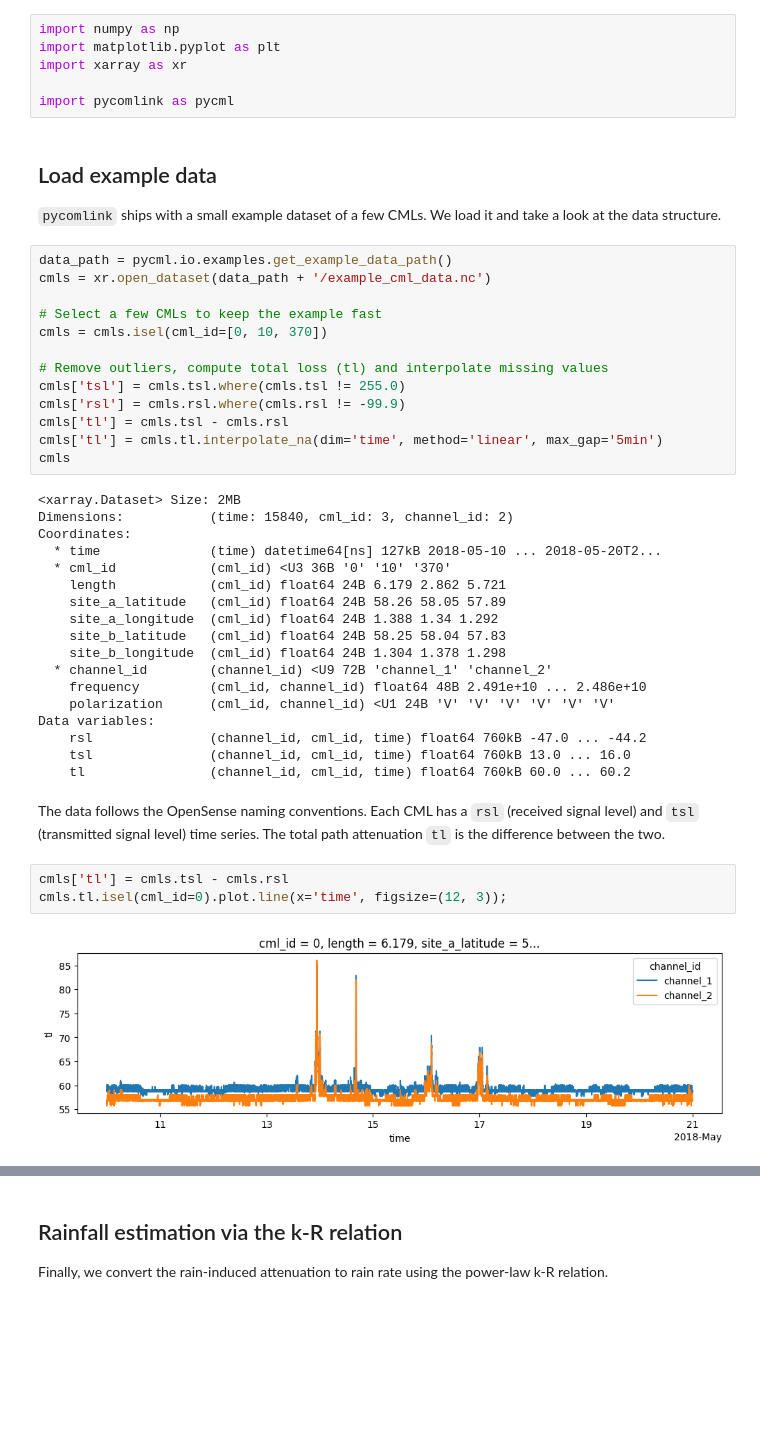
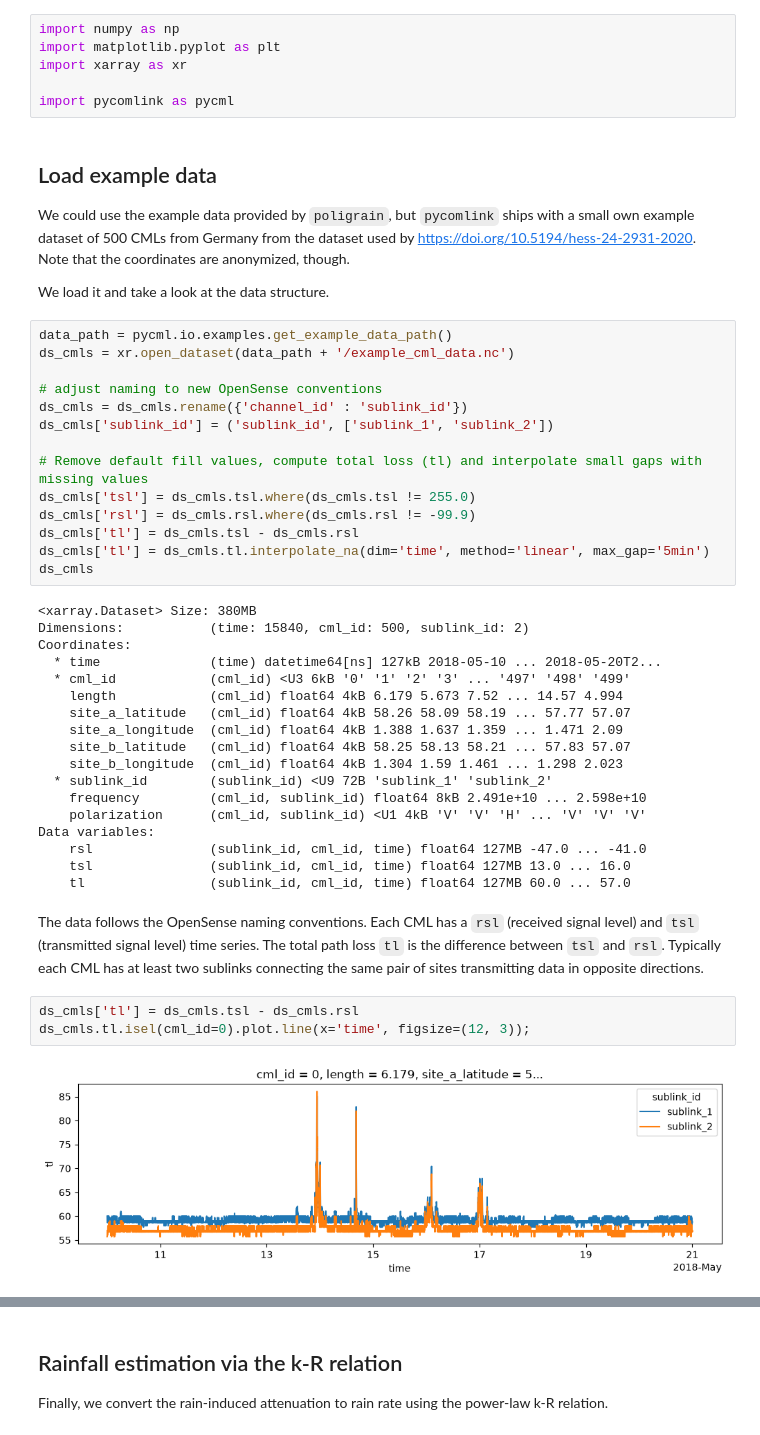
Before and after one commit to OpenSenseAction/OpenSenseAction.github.io, a Jupyter notebook: software-ecosystem/pycomlink.ipynb, the cells around one changed output, grey strips where cells are left out. Drawn from its saved outputs; the diff is of its cells as text; blank space fills up the shorter version.

```diff
--- a/software-ecosystem/pycomlink.ipynb
+++ b/software-ecosystem/pycomlink.ipynb
@@ -11,45 +11,48 @@ import pycomlink as pycml
 # %% [markdown]
 ## Load example data
 
-`pycomlink` ships with a small example dataset of a few CMLs. We load it and take a look at the data structure.
+We could use the example data provided by `poligrain`, but `pycomlink` ships with a small own example dataset of 500 CMLs from Germany from the dataset used by https://doi.org/10.5194/hess-24-2931-2020. Note that the coordinates are anonymized, though.
+
+We load it and take a look at the data structure.
 # %%
 data_path = pycml.io.examples.get_example_data_path()
-cmls = xr.open_dataset(data_path + '/example_cml_data.nc')
+ds_cmls = xr.open_dataset(data_path + '/example_cml_data.nc')
 
-# Select a few CMLs to keep the example fast
-cmls = cmls.isel(cml_id=[0, 10, 370])
+# adjust naming to new OpenSense conventions
+ds_cmls = ds_cmls.rename({'channel_id' : 'sublink_id'})
+ds_cmls['sublink_id'] = ('sublink_id', ['sublink_1', 'sublink_2'])
 
-# Remove outliers, compute total loss (tl) and interpolate missing values
-cmls['tsl'] = cmls.tsl.where(cmls.tsl != 255.0)
-cmls['rsl'] = cmls.rsl.where(cmls.rsl != -99.9)
-cmls['tl'] = cmls.tsl - cmls.rsl
-cmls['tl'] = cmls.tl.interpolate_na(dim='time', method='linear', max_gap='5min')
-cmls
+# Remove default fill values, compute total loss (tl) and interpolate small gaps with missing values
+ds_cmls['tsl'] = ds_cmls.tsl.where(ds_cmls.tsl != 255.0)
+ds_cmls['rsl'] = ds_cmls.rsl.where(ds_cmls.rsl != -99.9)
+ds_cmls['tl'] = ds_cmls.tsl - ds_cmls.rsl
+ds_cmls['tl'] = ds_cmls.tl.interpolate_na(dim='time', method='linear', max_gap='5min')
+ds_cmls
 # %% [output]
-<xarray.Dataset> Size: 2MB
-Dimensions:           (time: 15840, cml_id: 3, channel_id: 2)
+<xarray.Dataset> Size: 380MB
+Dimensions:           (time: 15840, cml_id: 500, sublink_id: 2)
 Coordinates:
   * time              (time) datetime64[ns] 127kB 2018-05-10 ... 2018-05-20T2...
-  * cml_id            (cml_id) <U3 36B '0' '10' '370'
-    length            (cml_id) float64 24B 6.179 2.862 5.721
-    site_a_latitude   (cml_id) float64 24B 58.26 58.05 57.89
-    site_a_longitude  (cml_id) float64 24B 1.388 1.34 1.292
-    site_b_latitude   (cml_id) float64 24B 58.25 58.04 57.83
-    site_b_longitude  (cml_id) float64 24B 1.304 1.378 1.298
-  * channel_id        (channel_id) <U9 72B 'channel_1' 'channel_2'
-    frequency         (cml_id, channel_id) float64 48B 2.491e+10 ... 2.486e+10
-    polarization      (cml_id, channel_id) <U1 24B 'V' 'V' 'V' 'V' 'V' 'V'
+  * cml_id            (cml_id) <U3 6kB '0' '1' '2' '3' ... '497' '498' '499'
+    length            (cml_id) float64 4kB 6.179 5.673 7.52 ... 14.57 4.994
+    site_a_latitude   (cml_id) float64 4kB 58.26 58.09 58.19 ... 57.77 57.07
+    site_a_longitude  (cml_id) float64 4kB 1.388 1.637 1.359 ... 1.471 2.09
+    site_b_latitude   (cml_id) float64 4kB 58.25 58.13 58.21 ... 57.83 57.07
+    site_b_longitude  (cml_id) float64 4kB 1.304 1.59 1.461 ... 1.298 2.023
+  * sublink_id        (sublink_id) <U9 72B 'sublink_1' 'sublink_2'
+    frequency         (cml_id, sublink_id) float64 8kB 2.491e+10 ... 2.598e+10
+    polarization      (cml_id, sublink_id) <U1 4kB 'V' 'V' 'H' ... 'V' 'V' 'V'
 Data variables:
-    rsl               (channel_id, cml_id, time) float64 760kB -47.0 ... -44.2
-    tsl               (channel_id, cml_id, time) float64 760kB 13.0 ... 16.0
-    tl                (channel_id, cml_id, time) float64 760kB 60.0 ... 60.2
+    rsl               (sublink_id, cml_id, time) float64 127MB -47.0 ... -41.0
+    tsl               (sublink_id, cml_id, time) float64 127MB 13.0 ... 16.0
+    tl                (sublink_id, cml_id, time) float64 127MB 60.0 ... 57.0
 # %% [markdown]
-The data follows the OpenSense naming conventions. Each CML has a `rsl` (received signal level) and `tsl` (transmitted signal level) time series. The total path attenuation `tl` is the difference between the two.
+The data follows the OpenSense naming conventions. Each CML has a `rsl` (received signal level) and `tsl` (transmitted signal level) time series. The total path loss `tl` is the difference between `tsl` and `rsl`. Typically each CML has at least two sublinks connecting the same pair of sites transmitting data in opposite directions.
 # %%
-cmls['tl'] = cmls.tsl - cmls.rsl
-cmls.tl.isel(cml_id=0).plot.line(x='time', figsize=(12, 3));
+ds_cmls['tl'] = ds_cmls.tsl - ds_cmls.rsl
+ds_cmls.tl.isel(cml_id=0).plot.line(x='time', figsize=(12, 3));
 # %% [output]
-[figure, old version]
+[figure, new version]
 # %% [markdown]
 ## Wet-dry classification
 
```
Also changed, not shown: parts of 15 cells of this notebook.
